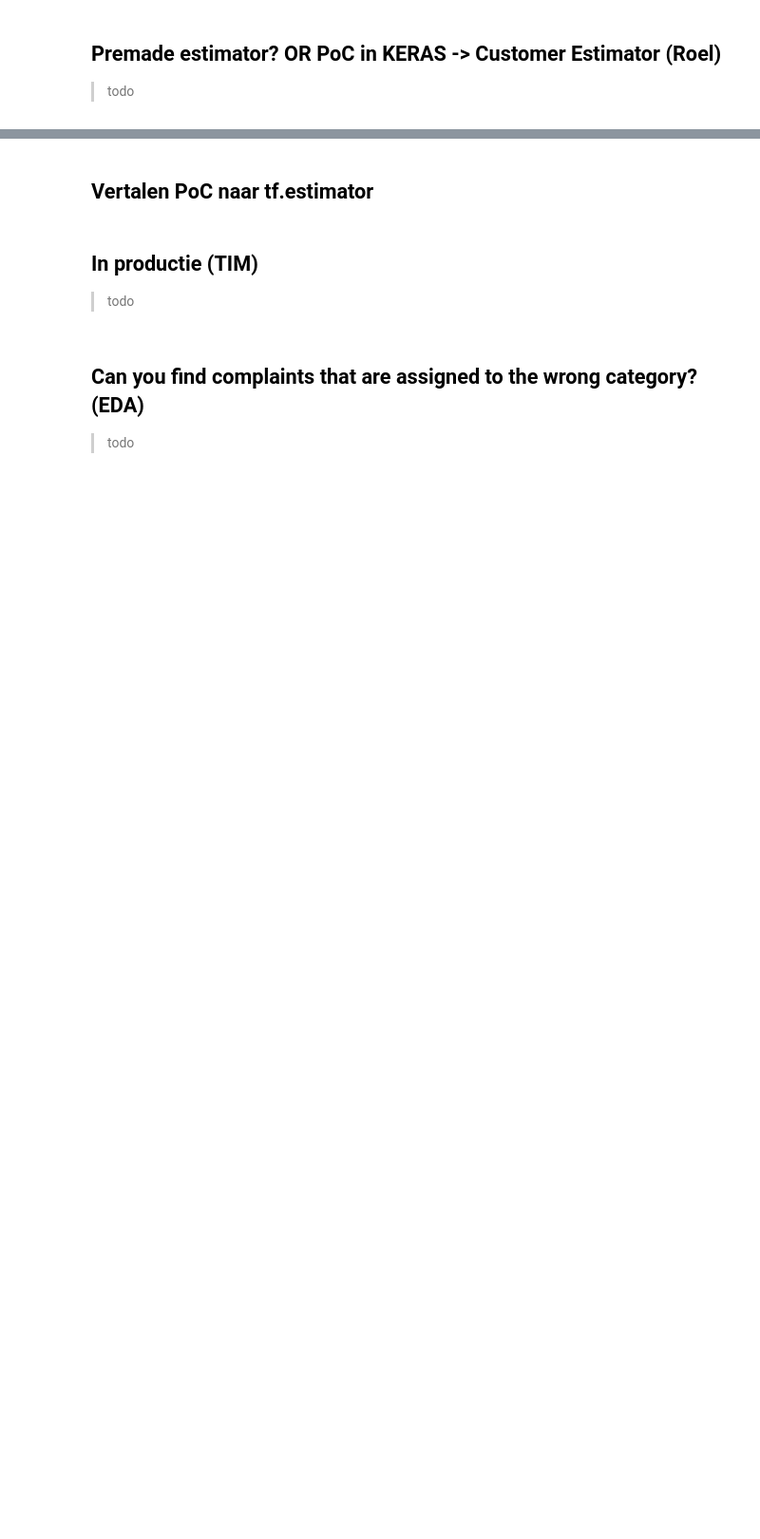
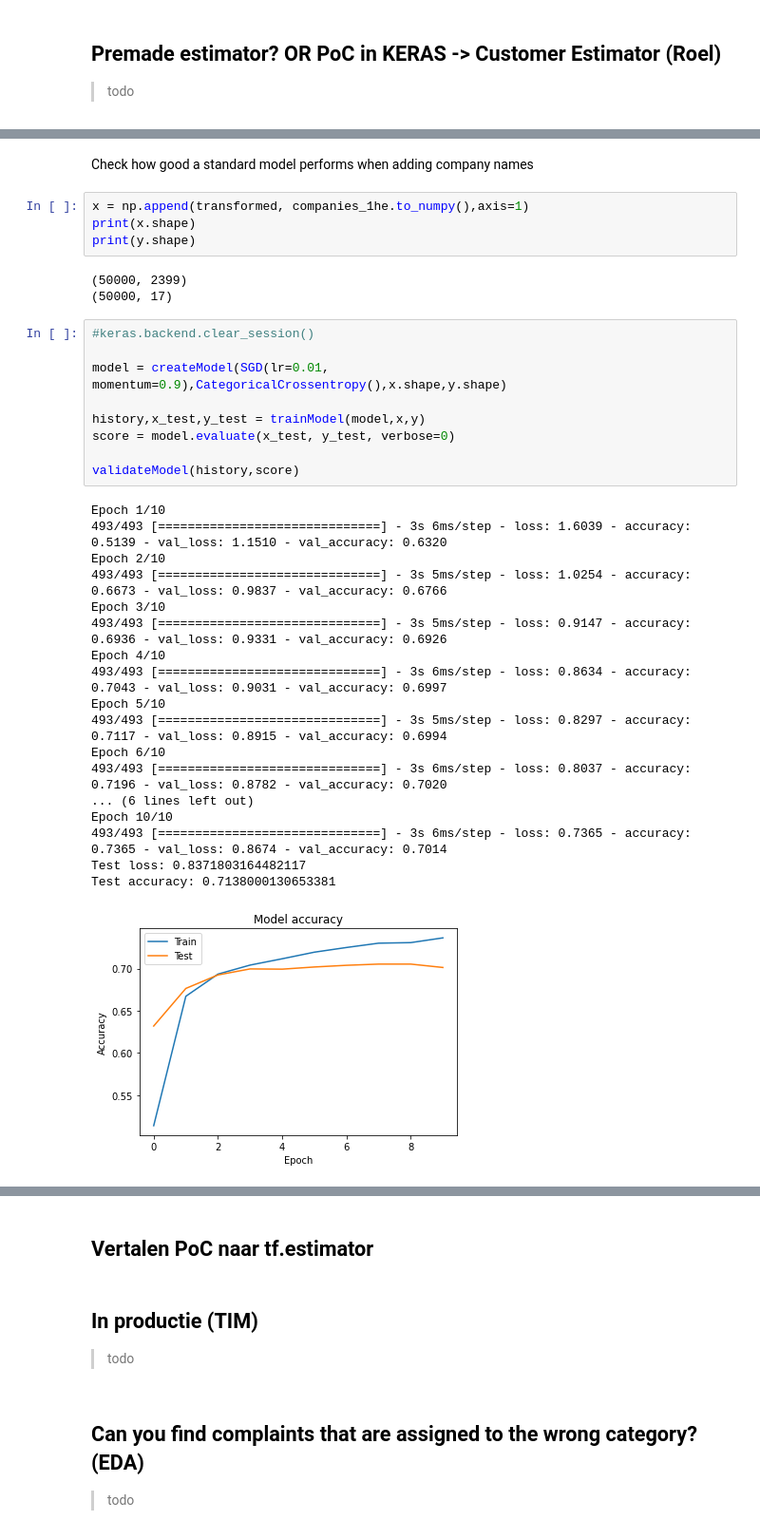
Before and after one commit to TimDeSmet/AML, a Jupyter notebook: Final-Sprint.ipynb, the cells around one changed output, grey strips where cells are left out. Shown at 95% size. Drawn from its saved outputs; the diff is of its cells as text; blank space fills up the shorter version.

Commit message:
keras testing

```diff
--- a/Final-Sprint.ipynb
+++ b/Final-Sprint.ipynb
@@ -123,0 +223,37 @@ x_train, x_test, y_train, y_test = train_test_split(x,y,test_size = 0.2,random_s
+# %% [markdown]
+Check how good a standard model performs when adding company names
+# %%
+x = np.append(transformed, companies_1he.to_numpy(),axis=1)
+print(x.shape)
+print(y.shape)
+# %% [output]
+(50000, 2399)
+(50000, 17)
+# %%
+#keras.backend.clear_session()
+
+model = createModel(SGD(lr=0.01, momentum=0.9),CategoricalCrossentropy(),x.shape,y.shape)
+
+history,x_test,y_test = trainModel(model,x,y)
+score = model.evaluate(x_test, y_test, verbose=0)
+
+validateModel(history,score)
+# %% [output]
+Epoch 1/10
+493/493 [==============================] - 3s 6ms/step - loss: 1.6039 - accuracy: 0.5139 - val_loss: 1.1510 - val_accuracy: 0.6320
+Epoch 2/10
+493/493 [==============================] - 3s 5ms/step - loss: 1.0254 - accuracy: 0.6673 - val_loss: 0.9837 - val_accuracy: 0.6766
+Epoch 3/10
+493/493 [==============================] - 3s 5ms/step - loss: 0.9147 - accuracy: 0.6936 - val_loss: 0.9331 - val_accuracy: 0.6926
+Epoch 4/10
+493/493 [==============================] - 3s 6ms/step - loss: 0.8634 - accuracy: 0.7043 - val_loss: 0.9031 - val_accuracy: 0.6997
+Epoch 5/10
+493/493 [==============================] - 3s 5ms/step - loss: 0.8297 - accuracy: 0.7117 - val_loss: 0.8915 - val_accuracy: 0.6994
+Epoch 6/10
+493/493 [==============================] - 3s 6ms/step - loss: 0.8037 - accuracy: 0.7196 - val_loss: 0.8782 - val_accuracy: 0.7020
+... (6 lines left out)
+Epoch 10/10
+493/493 [==============================] - 3s 6ms/step - loss: 0.7365 - accuracy: 0.7365 - val_loss: 0.8674 - val_accuracy: 0.7014
+Test loss: 0.8371803164482117
+Test accuracy: 0.7138000130653381
+[figure, added]
```
Also changed, not shown: parts of 15 cells of this notebook.
